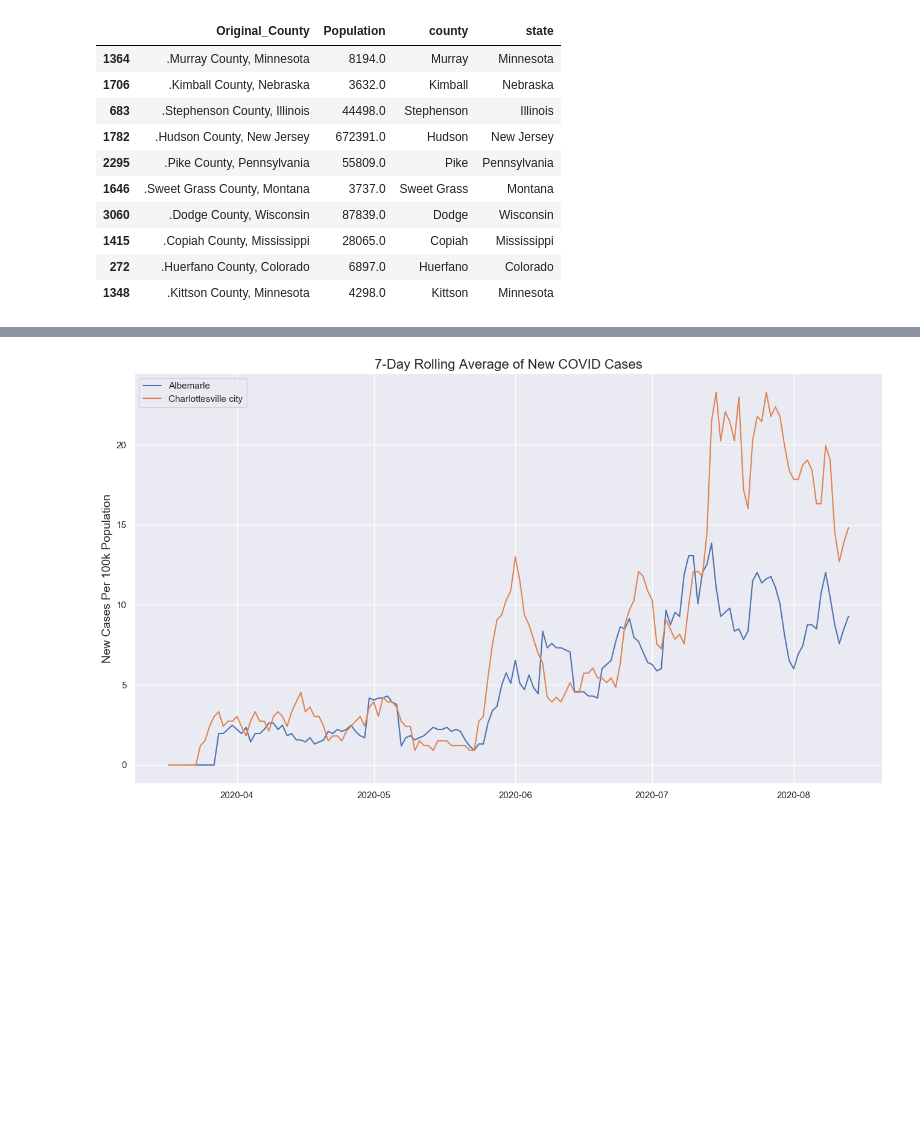
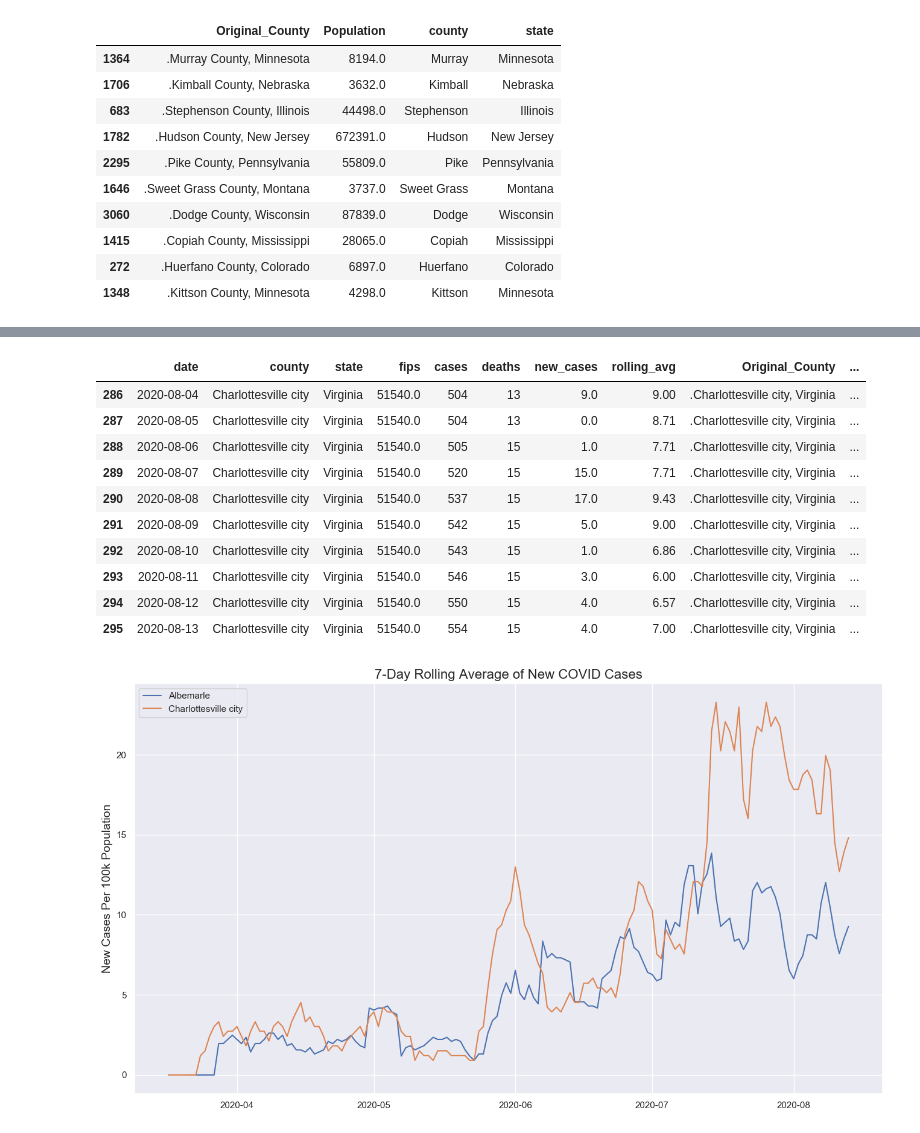
Before and after one commit to jbtiez/COVID, a Jupyter notebook: COVID_Current.ipynb, the cells around one changed output, grey strips where cells are left out. Cells and saved outputs as stored; diff of their text form; code cells hidden in the pictures; blank space fills up the shorter version.

```diff
--- a/COVID_Current.ipynb
+++ b/COVID_Current.ipynb
@@ -155,3 +160,17 @@ final[final.county=='Charlottesville city'].tail(7)
+# %%
+final[final.county=='Charlottesville city'].tail(10)
+# %% [output]
+|  | date | county | state | fips | cases | deaths | new_cases | rolling_avg | Original_County | ... |
+| 286 | 2020-08-04 | Charlottesville city | Virginia | 51540.0 | 504 | 13 | 9.0 | 9.00 | .Charlottesville city, Virginia | ... |
+| 287 | 2020-08-05 | Charlottesville city | Virginia | 51540.0 | 504 | 13 | 0.0 | 8.71 | .Charlottesville city, Virginia | ... |
+| 288 | 2020-08-06 | Charlottesville city | Virginia | 51540.0 | 505 | 15 | 1.0 | 7.71 | .Charlottesville city, Virginia | ... |
+| 289 | 2020-08-07 | Charlottesville city | Virginia | 51540.0 | 520 | 15 | 15.0 | 7.71 | .Charlottesville city, Virginia | ... |
+| 290 | 2020-08-08 | Charlottesville city | Virginia | 51540.0 | 537 | 15 | 17.0 | 9.43 | .Charlottesville city, Virginia | ... |
+| 291 | 2020-08-09 | Charlottesville city | Virginia | 51540.0 | 542 | 15 | 5.0 | 9.00 | .Charlottesville city, Virginia | ... |
+| 292 | 2020-08-10 | Charlottesville city | Virginia | 51540.0 | 543 | 15 | 1.0 | 6.86 | .Charlottesville city, Virginia | ... |
+| 293 | 2020-08-11 | Charlottesville city | Virginia | 51540.0 | 546 | 15 | 3.0 | 6.00 | .Charlottesville city, Virginia | ... |
+| 294 | 2020-08-12 | Charlottesville city | Virginia | 51540.0 | 550 | 15 | 4.0 | 6.57 | .Charlottesville city, Virginia | ... |
+| 295 | 2020-08-13 | Charlottesville city | Virginia | 51540.0 | 554 | 15 | 4.0 | 7.00 | .Charlottesville city, Virginia | ... |
 # %%
 sns.set()
 fig, axes = plt.subplots(1, 1,figsize=(16, 9), dpi=100)
```
Also changed, not shown: parts of 5 cells of this notebook.
